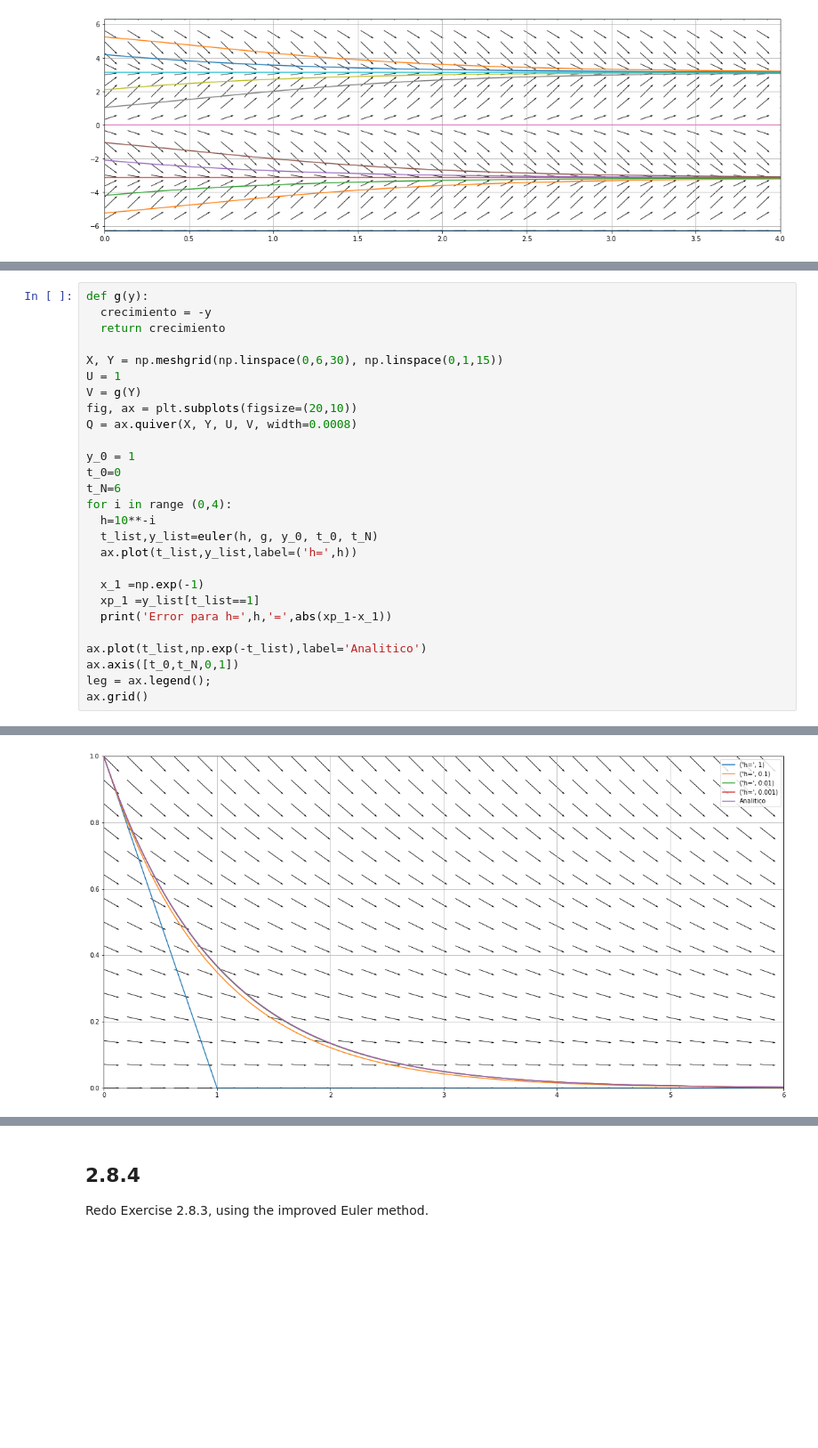
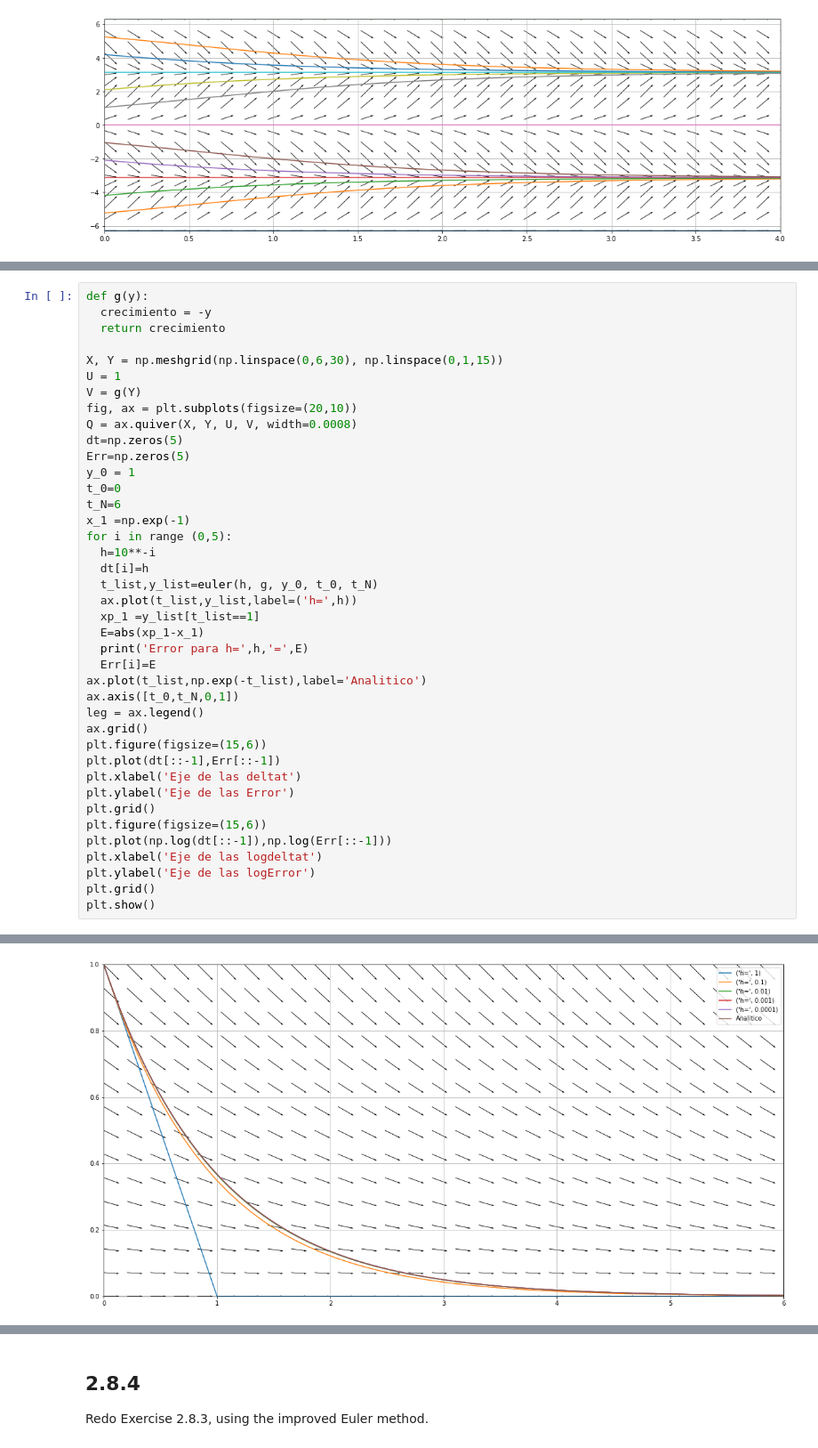
Before and after one commit to Immaczx/ModeladoySimulacion, a Jupyter notebook: Tarea_1.ipynb, the cells around one changed output, grey strips where cells are left out. Shown at 89% size. Drawn from its saved outputs; the diff is of its cells as text; blank space fills up the shorter version.

```diff
--- a/Tarea_1.ipynb
+++ b/Tarea_1.ipynb
@@ -967,23 +975,36 @@ U = 1
 V = g(Y)
 fig, ax = plt.subplots(figsize=(20,10))
 Q = ax.quiver(X, Y, U, V, width=0.0008)
-
+dt=np.zeros(5)
+Err=np.zeros(5)
 y_0 = 1
 t_0=0
 t_N=6
-for i in range (0,4):
+x_1 =np.exp(-1)
+for i in range (0,5):
   h=10**-i
+  dt[i]=h
   t_list,y_list=euler(h, g, y_0, t_0, t_N)
   ax.plot(t_list,y_list,label=('h=',h))
-
-  x_1 =np.exp(-1)
   xp_1 =y_list[t_list==1]
-  print('Error para h=',h,'=',abs(xp_1-x_1))
-
+  E=abs(xp_1-x_1)
+  print('Error para h=',h,'=',E)
+  Err[i]=E
 ax.plot(t_list,np.exp(-t_list),label='Analitico')
 ax.axis([t_0,t_N,0,1])
-leg = ax.legend();
+leg = ax.legend()
 ax.grid()
+plt.figure(figsize=(15,6))
+plt.plot(dt[::-1],Err[::-1])
+plt.xlabel('Eje de las deltat')
+plt.ylabel('Eje de las Error')
+plt.grid()
+plt.figure(figsize=(15,6))
+plt.plot(np.log(dt[::-1]),np.log(Err[::-1]))
+plt.xlabel('Eje de las logdeltat')
+plt.ylabel('Eje de las logError')
+plt.grid()
+plt.show()
 # %% [output]
 Error para h= 1 = [0.36787944]
 Error para h= 0.1 = [0.019201]
@@ -992 +1014 @@ Error para h= 0.001 = [0.00018402]
-[figure, old version]
+[figure, new version]
```
Also changed, not shown: parts of 10 cells of this notebook.
